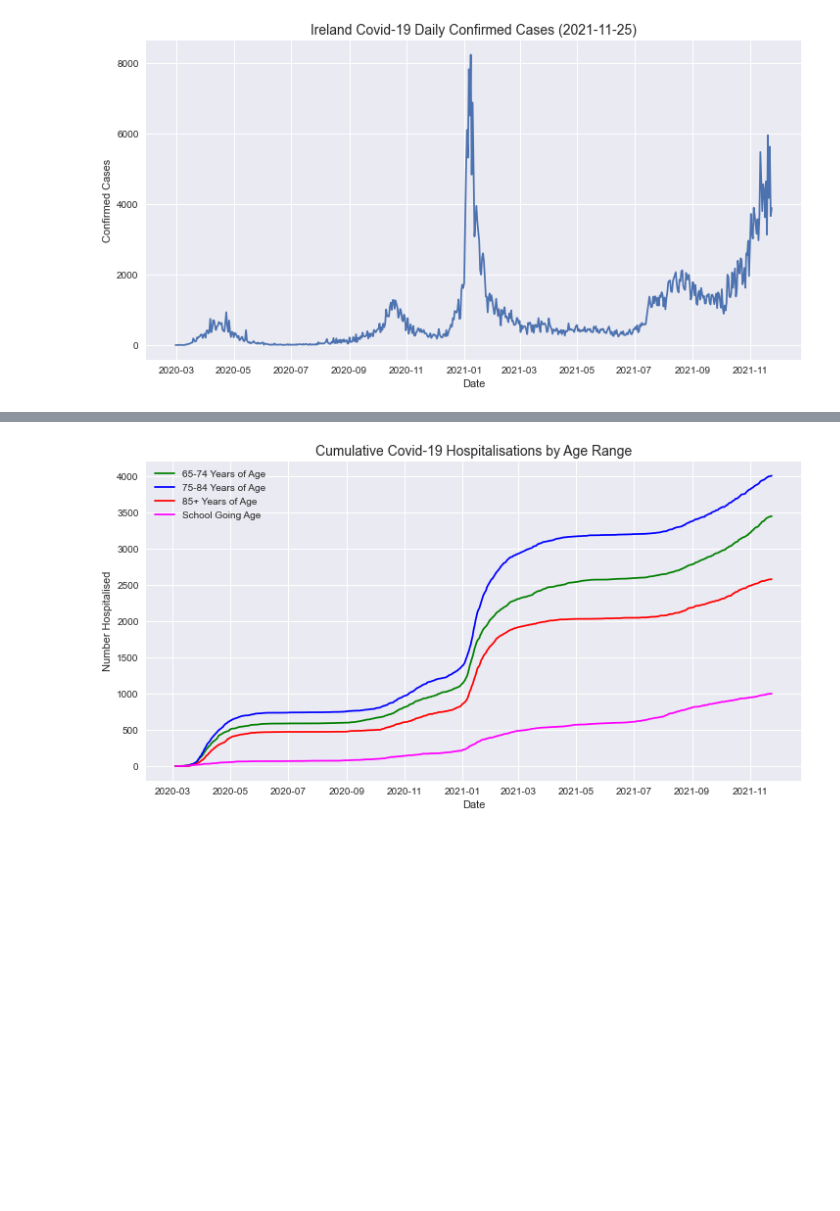
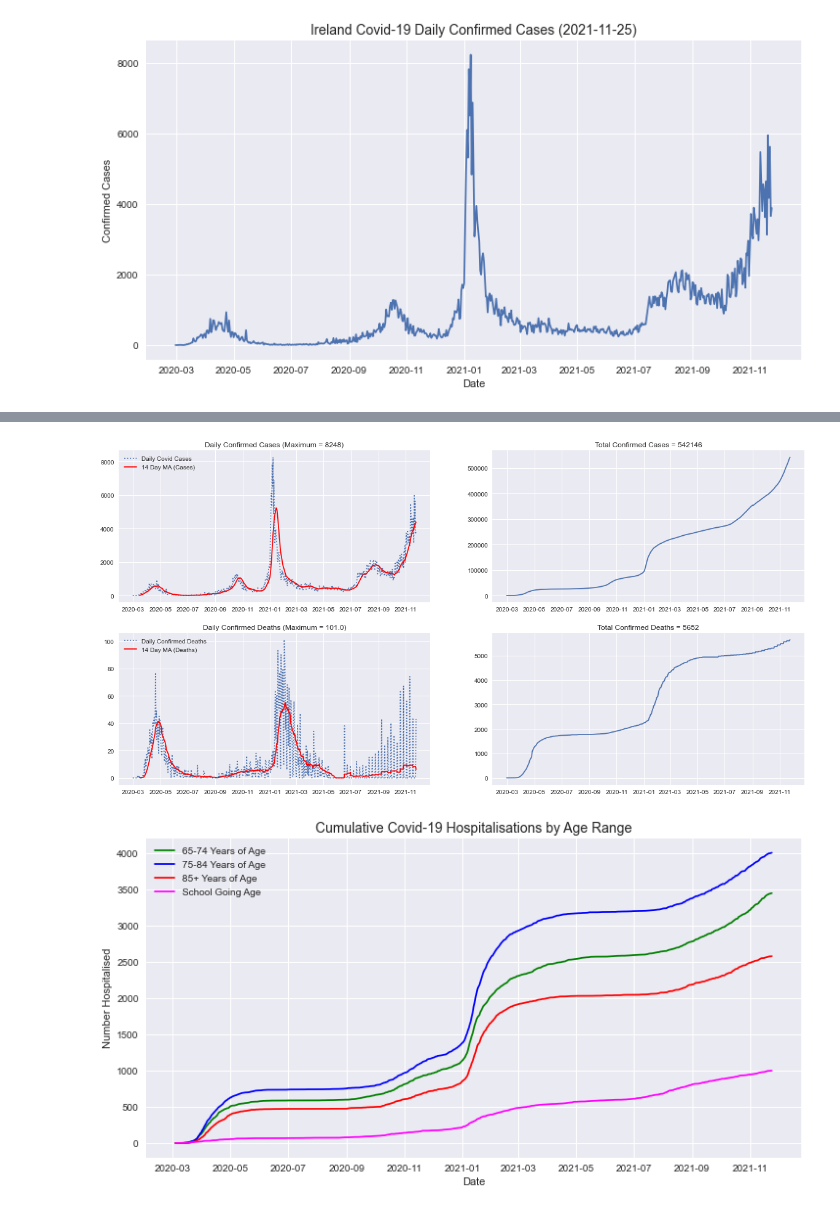
Before and after one commit to Sam-Tracey/Fundamentals-of-Data-Analysis, a Jupyter notebook: pyplot.ipynb, the cells around one changed output, grey strips where cells are left out. Saved outputs shown, nothing was run; the diff lists cells and outputs as text; code cells hidden in the pictures; blank space fills up the shorter version.

```diff
--- a/pyplot.ipynb
+++ b/pyplot.ipynb
@@ -177,3 +172,31 @@ plt.show()
+# %%
+# Define variables to be used in chart text.
+max_cases = df['ConfirmedCovidCases'].max()
+confirmed_cases =  df['TotalConfirmedCovidCases'].max()
+max_deaths = df['ConfirmedCovidDeaths'].max()
+confirmed_deaths = df['TotalCovidDeaths'].max()
+
+fig, axs = plt.subplots(2, 2, figsize=(20,10))
+axs[0, 0].plot(df['Date'], df['ConfirmedCovidCases'], linestyle='dotted',
+               label='Daily Covid Cases')
+axs[0, 0].plot(df['Date'], df['ma_14_cases'], color='red',
+        label='14 Day MA (Cases)')
+axs[0, 0].title.set_text(f'Daily Confirmed Cases (Maximum = {max_cases})')
+axs[0, 0].legend(loc="upper left")
+axs[0, 1].plot(df['Date'], df['TotalConfirmedCovidCases'])
+axs[0, 1].title.set_text(f'Total Confirmed Cases = {confirmed_cases}')
+axs[1, 0].plot(df['Date'], df['ConfirmedCovidDeaths'], linestyle='dotted',
+              label='Daily Confirmed Deaths')
+axs[1, 0].title.set_text(f'Daily Confirmed Deaths (Maximum = {max_deaths})')
+axs[1, 0].plot(df['Date'], df['ma_14_deaths'], color='red',
+        label='14 Day MA (Deaths)')
+axs[1, 0].legend(loc="upper left")
+axs[1, 1].plot(df['Date'], df['TotalCovidDeaths'])
+axs[1, 1].title.set_text(f'Total Confirmed Deaths = {confirmed_deaths}')
+
+plt.show()
+# %% [output]
+[figure, new version]
 # %%
 fig, ax = plt.subplots()
 
```
Also changed, not shown: parts of 6 cells of this notebook, 1 other file.
